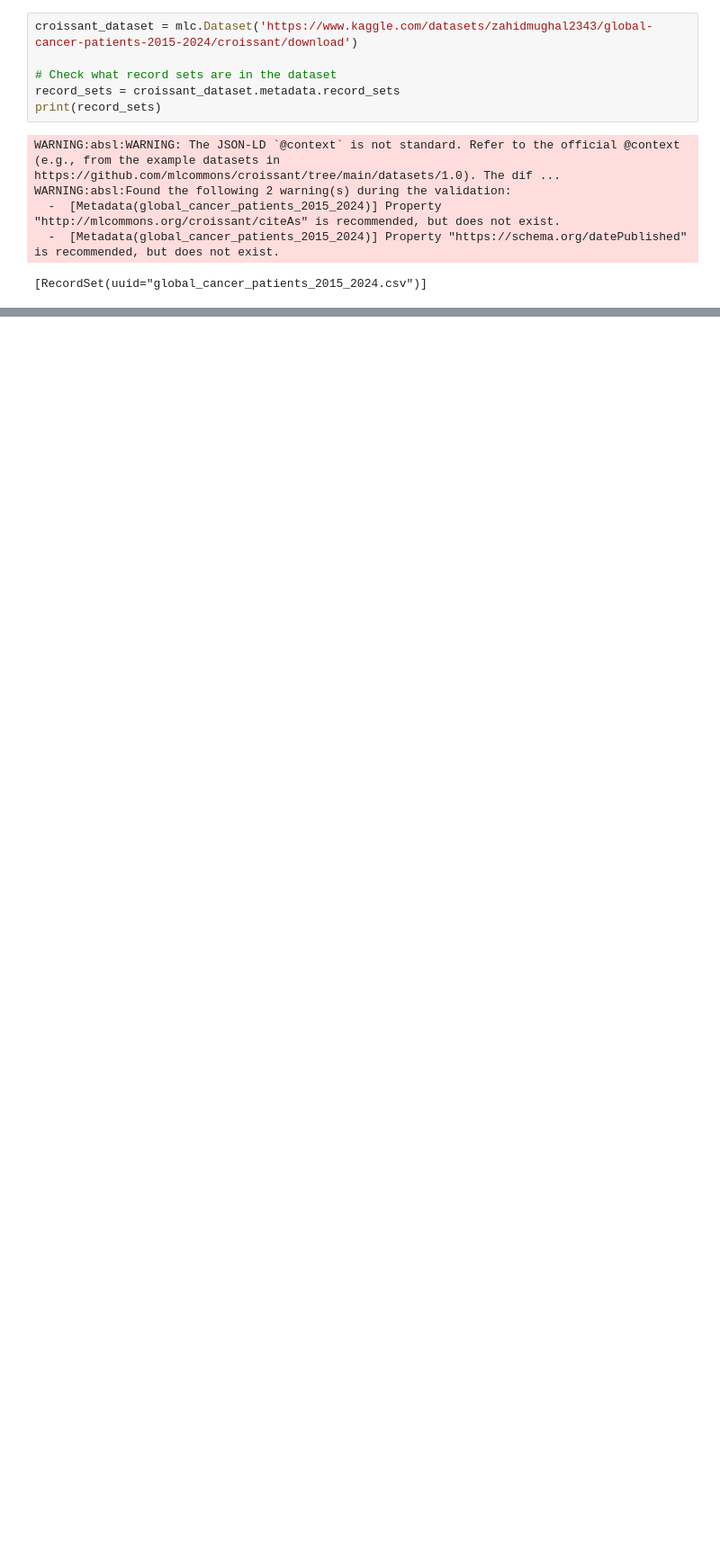
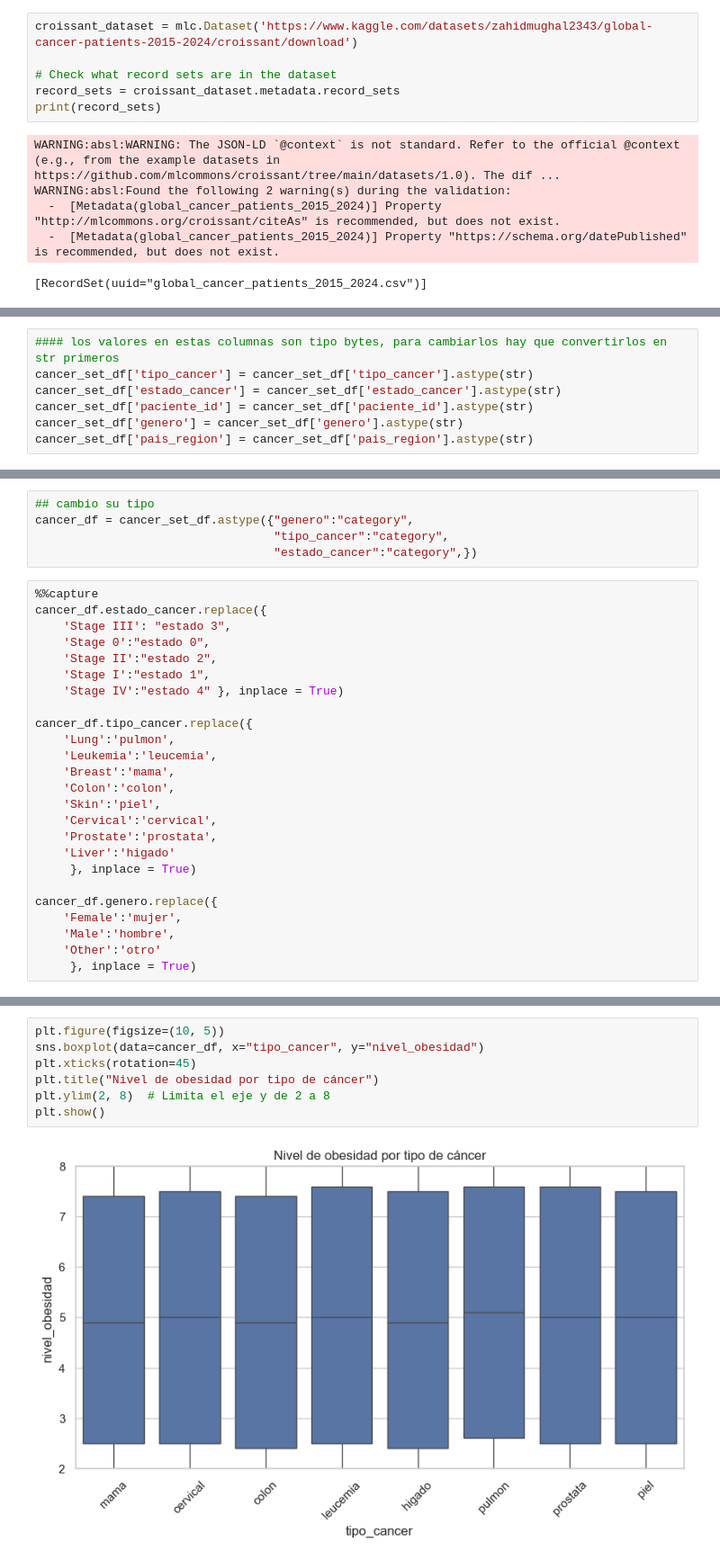
Before and after one commit to catago16/clase_talento_tech, a Jupyter notebook: estadistica_univariada.ipynb, the cells around one changed output, grey strips where cells are left out. Shown: that part at 90% size. Cells and saved outputs as stored; diff of their text form; blank space fills up the shorter version.

```diff
--- a/estadistica_univariada.ipynb
+++ b/estadistica_univariada.ipynb
@@ -110,0 +75,7 @@ dtype: int64
+# %%
+#### los valores en estas columnas son tipo bytes, para cambiarlos hay que convertirlos en str primeros
+cancer_set_df['tipo_cancer'] = cancer_set_df['tipo_cancer'].astype(str)
+cancer_set_df['estado_cancer'] = cancer_set_df['estado_cancer'].astype(str)
+cancer_set_df['paciente_id'] = cancer_set_df['paciente_id'].astype(str)
+cancer_set_df['genero'] = cancer_set_df['genero'].astype(str)
+cancer_set_df['pais_region'] = cancer_set_df['pais_region'].astype(str)
@@ -110,0 +85,30 @@ dtype: int64
+# %%
+## cambio su tipo
+cancer_df = cancer_set_df.astype({"genero":"category",
+                                  "tipo_cancer":"category",
+                                  "estado_cancer":"category",})
+# %%
+%%capture
+cancer_df.estado_cancer.replace({
+    'Stage III': "estado 3",
+    'Stage 0':"estado 0",
+    'Stage II':"estado 2",
+    'Stage I':"estado 1",
+    'Stage IV':"estado 4" }, inplace = True)
+
+cancer_df.tipo_cancer.replace({
+    'Lung':'pulmon',
+    'Leukemia':'leucemia',
+    'Breast':'mama',
+    'Colon':'colon',
+    'Skin':'piel',
+    'Cervical':'cervical',
+    'Prostate':'prostata',
+    'Liver':'higado'
+     }, inplace = True)
+
+cancer_df.genero.replace({
+    'Female':'mujer',
+    'Male':'hombre',
+    'Other':'otro'
+     }, inplace = True)
@@ -154,0 +251,9 @@ cancer_set_df['gpc_edad'].mean()
+# %%
+plt.figure(figsize=(10, 5))
+sns.boxplot(data=cancer_df, x="tipo_cancer", y="nivel_obesidad")
+plt.xticks(rotation=45)
+plt.title("Nivel de obesidad por tipo de cáncer")
+plt.ylim(2, 8)  # Limita el eje y de 2 a 8
+plt.show()
+# %% [output]
+[figure, added]
```
Also changed, not shown: parts of 33 cells of this notebook, 1 other file.
